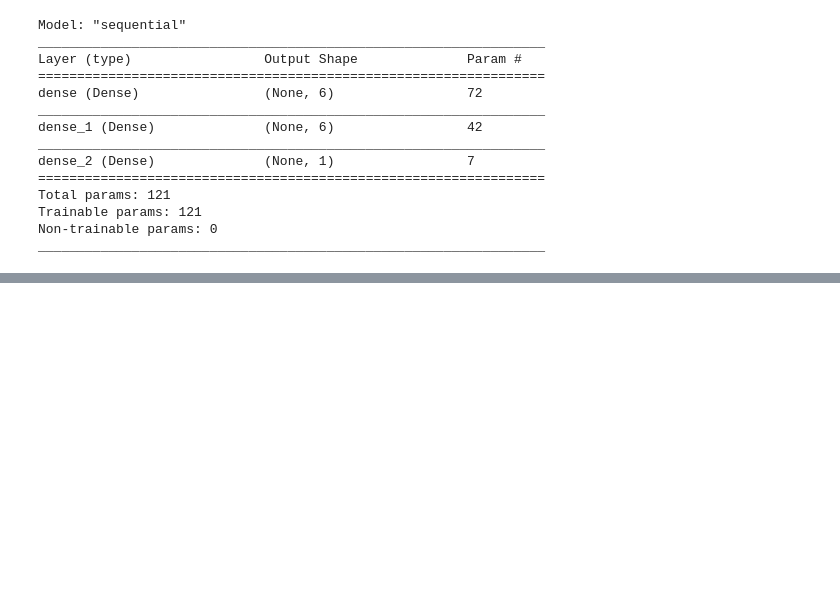
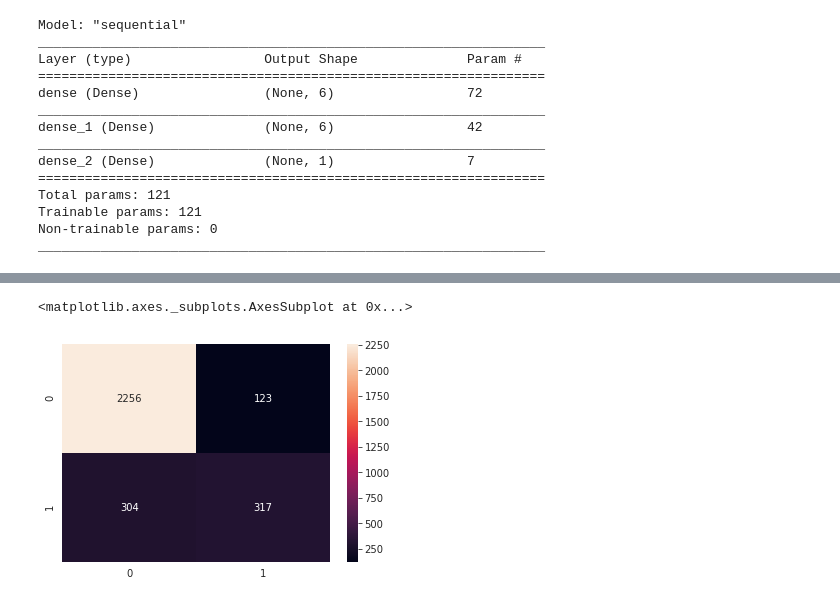
Before and after one commit to kristiankluka/Kluka_NS2021, a Jupyter notebook: NS_KLUKA.ipynb, the cells around one changed output, grey strips where cells are left out. Saved outputs shown, nothing was run; the diff lists cells and outputs as text; code cells hidden in the pictures; blank space fills up the shorter version.

```diff
--- a/NS_KLUKA.ipynb
+++ b/NS_KLUKA.ipynb
@@ -160,0 +164,5 @@ plt.show()
+# %%
+y_pred = classifier.predict(X_test)
+print(y_pred[:5])
+y_pred = (y_pred > 0.5).astype(int)
+print(y_pred[:5])
@@ -160,0 +180,7 @@ plt.show()
+# %%
+cm = confusion_matrix(y_test, y_pred)
+# %%
+sns.heatmap(cm,annot=True,fmt='g')
+# %% [output]
+<matplotlib.axes._subplots.AxesSubplot at 0x...>
+[figure, added]
```
Also changed, not shown: parts of 16 cells of this notebook.
